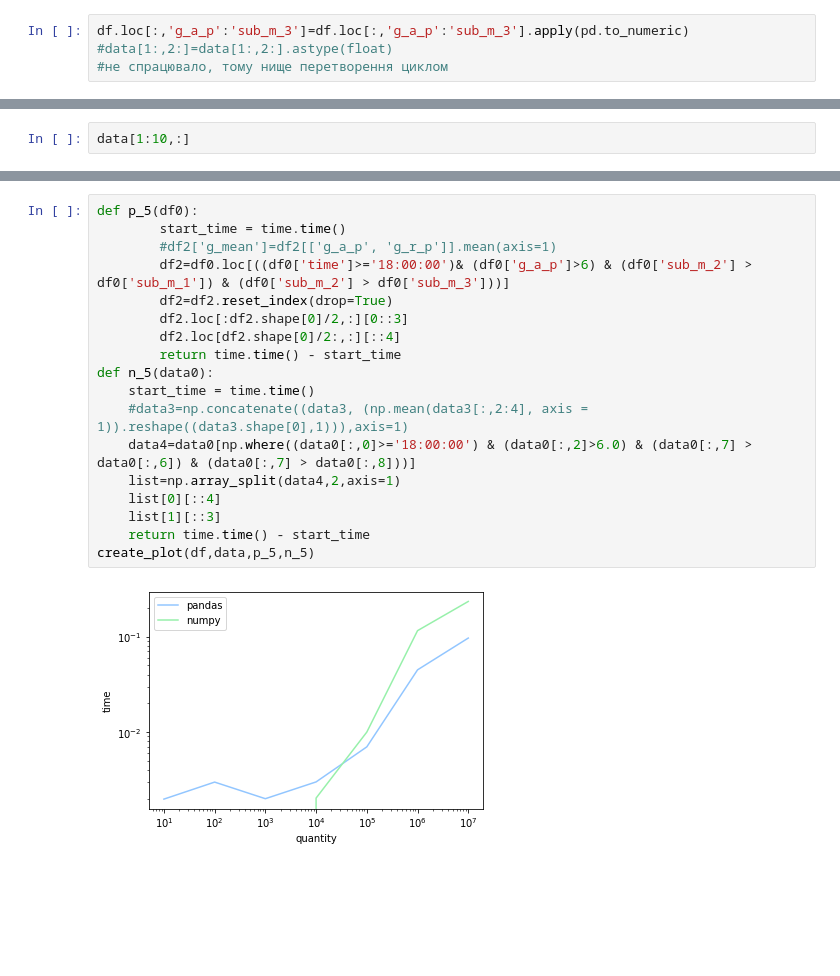
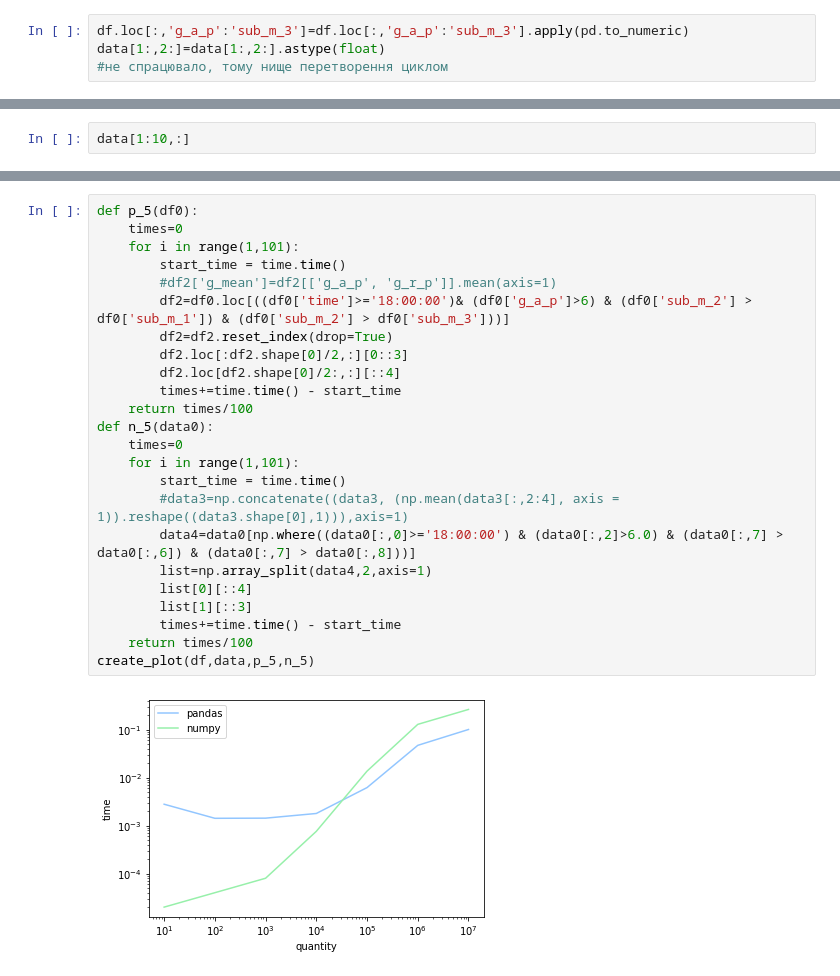
Before and after one commit to 7tangerine7/datascience, a Jupyter notebook: plot.ipynb, the cells around one changed output, grey strips where cells are left out. Cells and saved outputs as stored; diff of their text form; blank space fills up the shorter version.

```diff
--- a/plot.ipynb
+++ b/plot.ipynb
@@ -90,7 +100,7 @@ data[np.where(data[:,2]=='?')]
 array([], shape=(0, 9), dtype='<U21')
 # %%
 df.loc[:,'g_a_p':'sub_m_3']=df.loc[:,'g_a_p':'sub_m_3'].apply(pd.to_numeric)
-#data[1:,2:]=data[1:,2:].astype(float)
+data[1:,2:]=data[1:,2:].astype(float)
 #не спрацювало, тому нище перетворення циклом
 # %%
 #data[1:,2]=data[1:,2].astype(float)
@@ -144,20 +171,26 @@ create_plot(df,data,p_3,n_3)
 # %%
 def p_5(df0):
+    times=0
+    for i in range(1,101):
         start_time = time.time()
         #df2['g_mean']=df2[['g_a_p', 'g_r_p']].mean(axis=1)
         df2=df0.loc[((df0['time']>='18:00:00')& (df0['g_a_p']>6) & (df0['sub_m_2'] > df0['sub_m_1']) & (df0['sub_m_2'] > df0['sub_m_3']))]
         df2=df2.reset_index(drop=True)
         df2.loc[:df2.shape[0]/2,:][0::3]
         df2.loc[df2.shape[0]/2:,:][::4]
-        return time.time() - start_time
+        times+=time.time() - start_time
+    return times/100
 def n_5(data0):
-    start_time = time.time()
-    #data3=np.concatenate((data3, (np.mean(data3[:,2:4], axis = 1)).reshape((data3.shape[0],1))),axis=1)
-    data4=data0[np.where((data0[:,0]>='18:00:00') & (data0[:,2]>6.0) & (data0[:,7] > data0[:,6]) & (data0[:,7] > data0[:,8]))]
-    list=np.array_split(data4,2,axis=1)
-    list[0][::4]
-    list[1][::3]
-    return time.time() - start_time
+    times=0
+    for i in range(1,101):
+        start_time = time.time()
+        #data3=np.concatenate((data3, (np.mean(data3[:,2:4], axis = 1)).reshape((data3.shape[0],1))),axis=1)
+        data4=data0[np.where((data0[:,0]>='18:00:00') & (data0[:,2]>6.0) & (data0[:,7] > data0[:,6]) & (data0[:,7] > data0[:,8]))]
+        list=np.array_split(data4,2,axis=1)
+        list[0][::4]
+        list[1][::3]
+        times+=time.time() - start_time
+    return times/100
 create_plot(df,data,p_5,n_5)
 # %% [output]
-[figure, old version]
+[figure, new version]
```
Also changed, not shown: parts of 6 cells of this notebook.
